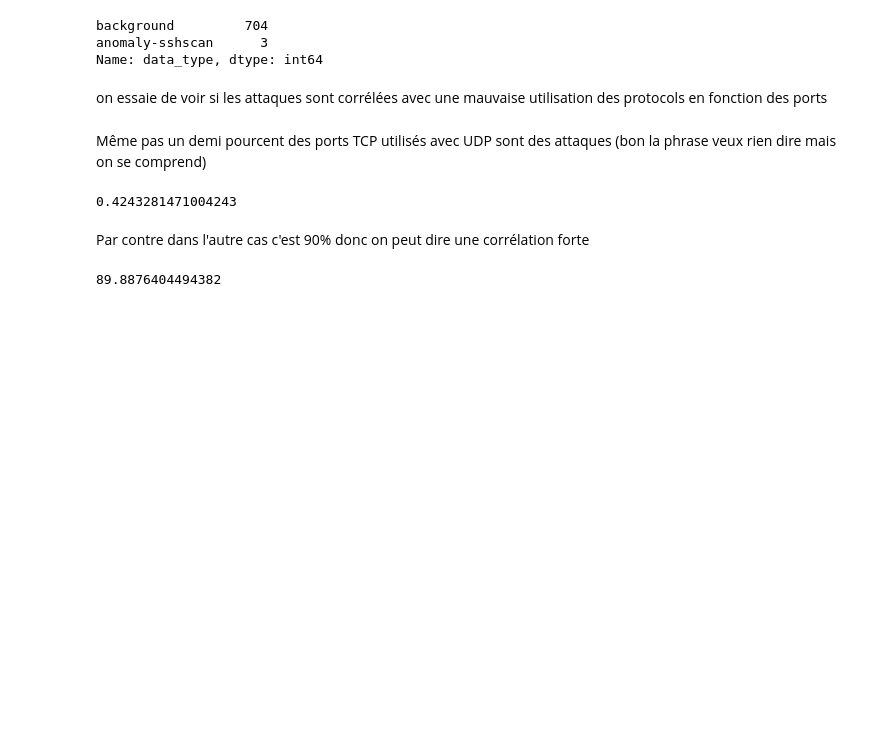
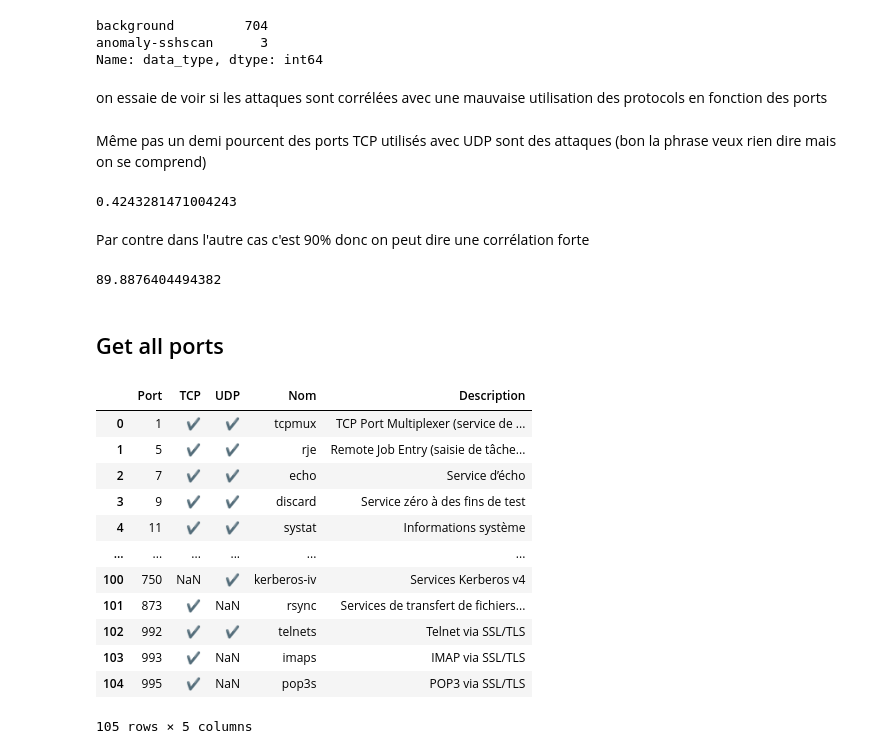
Before and after one commit to TheoPeri/MLSECU-Project, a Jupyter notebook: POCs/TestPortCategories.ipynb, the cells around one changed output. Cells and saved outputs as stored; diff of their text form; code cells hidden in the pictures; blank space fills up the shorter version.

```diff
--- a/POCs/TestPortCategories.ipynb
+++ b/POCs/TestPortCategories.ipynb
@@ -380,3 +380,5 @@ Par contre dans l'autre cas c'est 90% donc on peut dire une corrélation forte
 (43 +37) / (43 +37 + 9) * 100
 # %% [output]
 89.8876404494382
+# %% [markdown]
+## Get all ports
@@ -382,0 +390,16 @@ Par contre dans l'autre cas c'est 90% donc on peut dire une corrélation forte
+# %%
+known
+# %% [output]
+|  | Port | TCP | UDP | Nom | Description |
+| 0 | 1 | ✔ | ✔ | tcpmux | TCP Port Multiplexer (service de ... |
+| 1 | 5 | ✔ | ✔ | rje | Remote Job Entry (saisie de tâche... |
+| 2 | 7 | ✔ | ✔ | echo | Service d’écho |
+| 3 | 9 | ✔ | ✔ | discard | Service zéro à des fins de test |
+| 4 | 11 | ✔ | ✔ | systat | Informations système |
+| ... | ... | ... | ... | ... | ... |
+| 100 | 750 | NaN | ✔ | kerberos-iv | Services Kerberos v4 |
+| 101 | 873 | ✔ | NaN | rsync | Services de transfert de fichiers... |
+| 102 | 992 | ✔ | ✔ | telnets | Telnet via SSL/TLS |
+| 103 | 993 | ✔ | NaN | imaps | IMAP via SSL/TLS |
+| 104 | 995 | ✔ | NaN | pop3s | POP3 via SSL/TLS |
+105 rows × 5 columns
```
Also changed, not shown: parts of 27 cells of this notebook.
